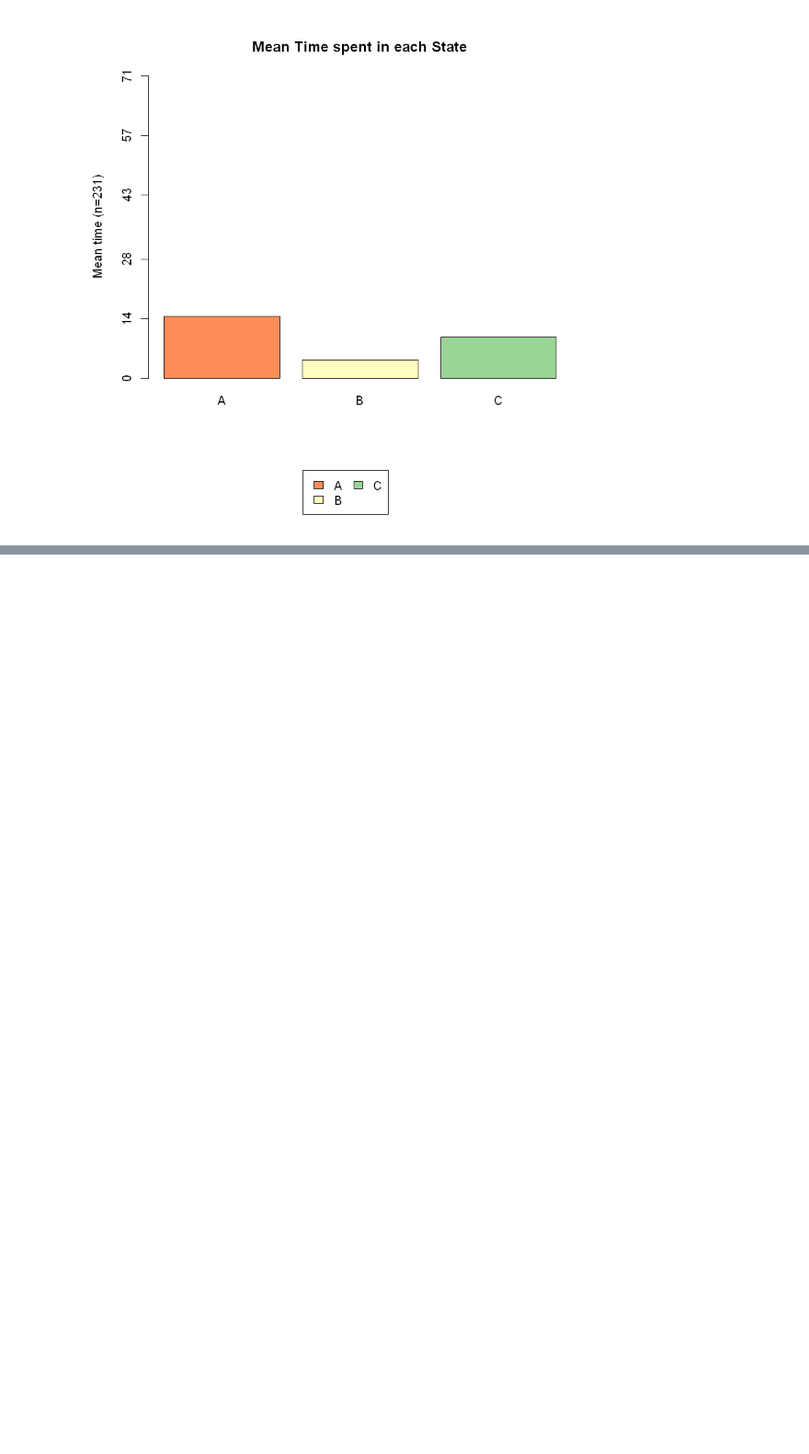
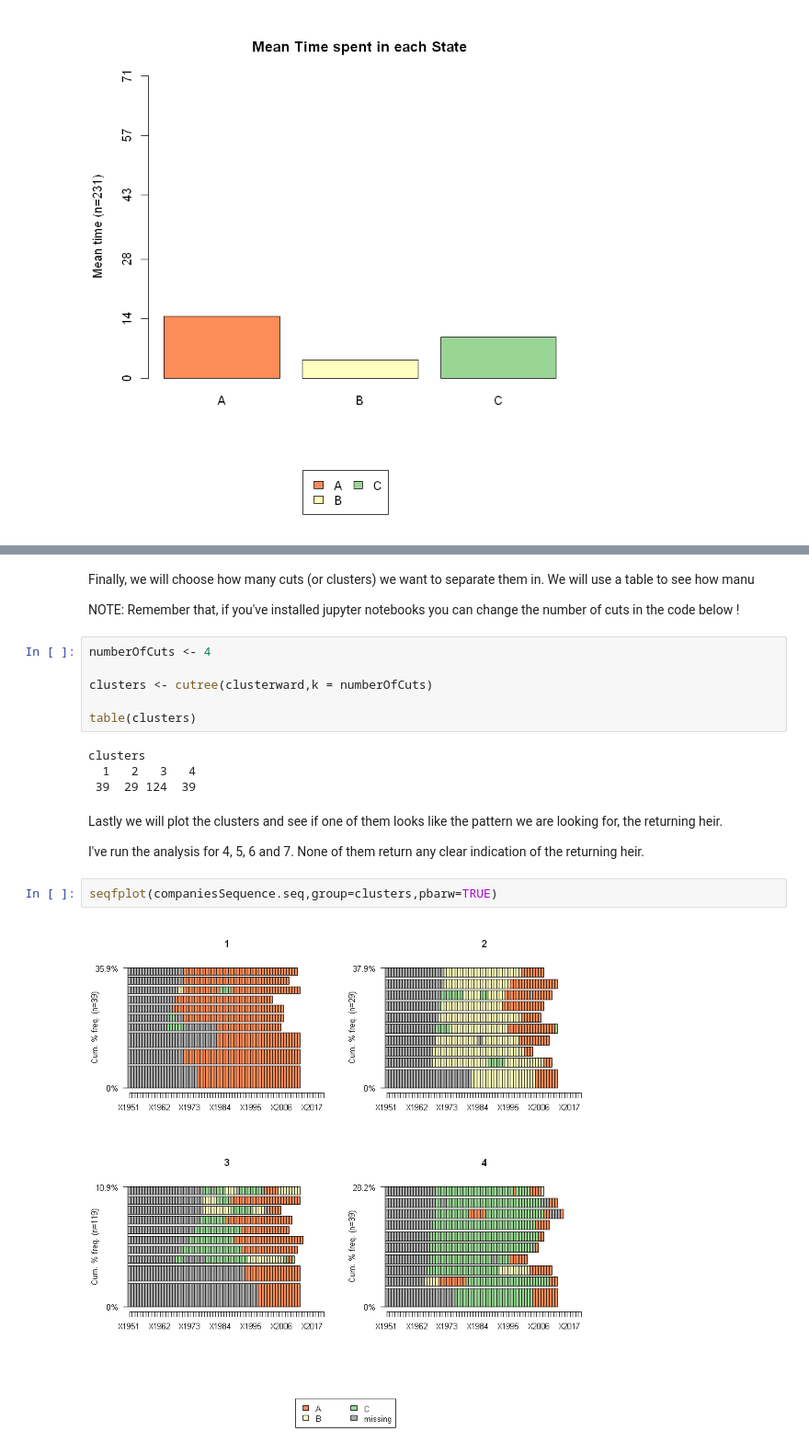
Before and after one commit to pedrobraz1990/RA_SequenceAnalysis, a Jupyter notebook: Sequence Analysis.ipynb, the cells around one changed output, grey strips where cells are left out. Shown at 92% size. Cells and saved outputs as stored; diff of their text form; blank space fills up the shorter version.

```diff
--- a/Sequence Analysis.ipynb
+++ b/Sequence Analysis.ipynb
@@ -137 +164,23 @@ makeSequencePlots(companiesSequence.seq)
+# %% [markdown]
+Finally, we will choose how many cuts (or clusters) we want to separate them in. We will use a table to see how manu
+
+NOTE: Remember that, if you've installed jupyter notebooks you can change the number of cuts in the code below !
+# %%
+numberOfCuts <- 4
+
+clusters <- cutree(clusterward,k = numberOfCuts)
+
+table(clusters)
+# %% [output]
+clusters
+  1   2   3   4
+ 39  29 124  39
+# %% [markdown]
+Lastly we will plot the clusters and see if one of them looks like the pattern we are looking for, the returning heir.
+
+I've run the analysis for 4, 5, 6 and 7. None of them return any clear indication of the returning heir.
+# %%
+seqfplot(companiesSequence.seq,group=clusters,pbarw=TRUE)
+# %% [output]
+[figure, added]
 # %% [markdown]
```
Also changed, not shown: parts of 18 cells of this notebook, 1 other file.
